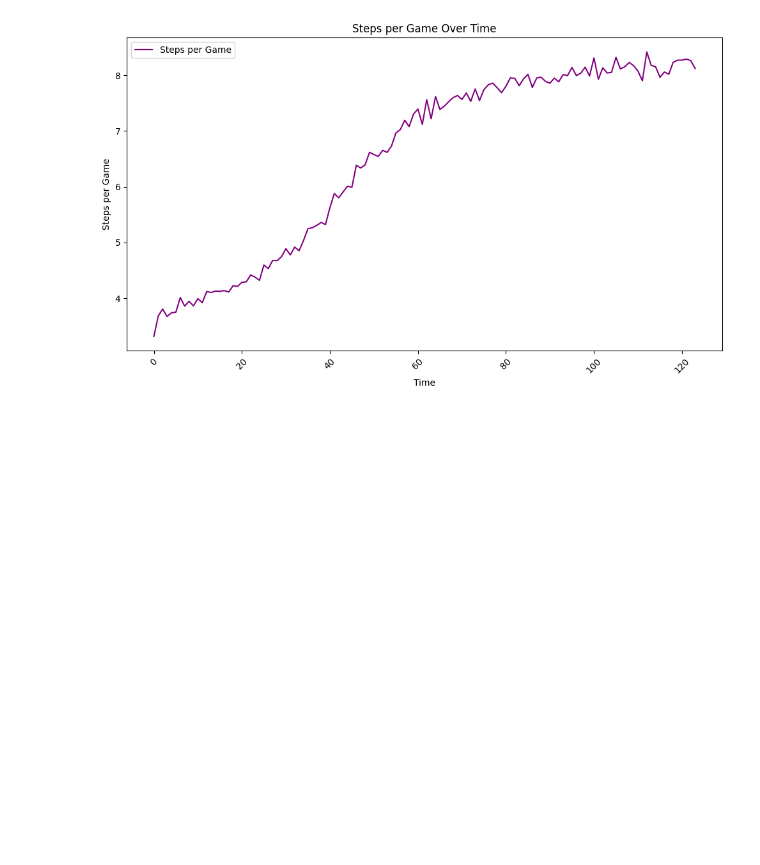
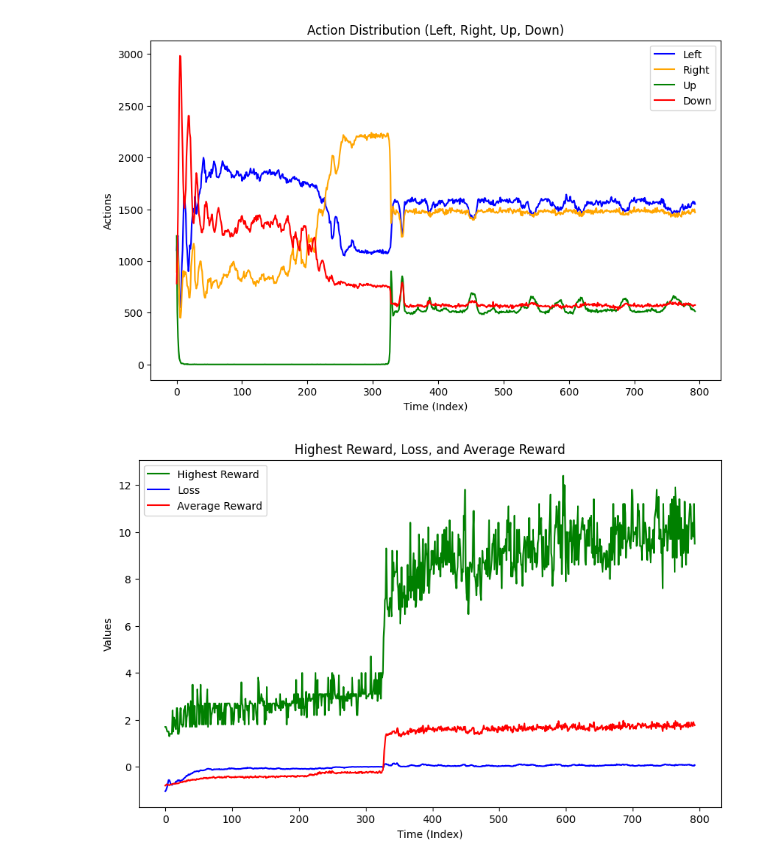
Before and after one commit to conner-replogle/snake_rust, a Jupyter notebook: data_vis.ipynb, the cells around one changed output. Cells and saved outputs as stored; diff of their text form; code cells hidden in the pictures; blank space fills up the shorter version.

```diff
--- a/data_vis.ipynb
+++ b/data_vis.ipynb
@@ -39,22 +1,58 @@ plt.show()
-# %%
-plt.figure(figsize=(10, 6))
-
-# Plotting steps per games over time
-plt.plot(df['time'], df['steps'] / df['games'], label='Steps per Game', color='purple')
-
-# Adding labels and title
-plt.xlabel('Time')
-plt.ylabel('Steps per Game')
-plt.title('Steps per Game Over Time')
-
-# Rotate the time labels for better readability
-plt.xticks(rotation=45)
-
-# Adding a legend
-plt.legend()
-
-# Display the plot
-plt.tight_layout()
-plt.show()
-# %% [output]
-[figure, removed]
+# %%
+import pandas as pd
+import matplotlib.pyplot as plt
+
+# Define a function to parse and visualize the CSV data
+def parse_and_visualize_csv(file_path):
+    # Read the CSV file
+    df = pd.read_csv(file_path)
+
+    # Convert the 'time' column to a datetime object if it's a timestamp
+    if 'time' in df.columns and not pd.api.types.is_numeric_dtype(df['time']):
+        df['time'] = pd.to_datetime(df['time'])
+
+    # 1. Line graph for left, right, up, down actions
+    plt.figure(figsize=(10, 6))
+
+    # Plot line graph for left, right, up, down
+    plt.plot(df.index, df['left'], label='Left', color='blue')
+    plt.plot(df.index, df['right'], label='Right', color='orange')
+    plt.plot(df.index, df['up'], label='Up', color='green')
+    plt.plot(df.index, df['down'], label='Down', color='red')
+
+    # Adding labels and title
+    plt.xlabel('Time (Index)')
+    plt.ylabel('Actions')
+    plt.title('Action Distribution (Left, Right, Up, Down)')
+    plt.legend()
+    plt.show()
+
+    # 2. Plot highest reward, loss, and average reward over time (or index)
+    plt.figure(figsize=(10, 6))
+    plt.plot(df.index, df['highest_reward'], label='Highest Reward', color='green')
+    plt.plot(df.index, df['loss'], label='Loss', color='blue')
+    plt.plot(df.index, df['average_reward'], label='Average Reward', color='red')
+
+    # Adding labels and title
+    plt.xlabel('Time (Index)')
+    plt.ylabel('Values')
+    plt.title('Highest Reward, Loss, and Average Reward')
+    plt.legend()
+    plt.show()
+
+    # 3. Plot steps, games, and steps per game
+    plt.figure(figsize=(10, 6))
+    plt.plot(df.index, df['step_per_games'], label='Steps per Game', color='cyan')
+
+    # Adding labels and title
+    plt.xlabel('Time (Index)')
+    plt.ylabel('Values')
+    plt.title('Steps, Games, and Steps per Game')
+    plt.legend()
+    plt.show()
+
+# Example usage
+parse_and_visualize_csv('models/baseline_no_decay/train_log.csv')
+# %% [output]
+[figure, added]
+[figure, added]
```
Also changed, not shown: parts of 2 cells of this notebook, 48 other files.
